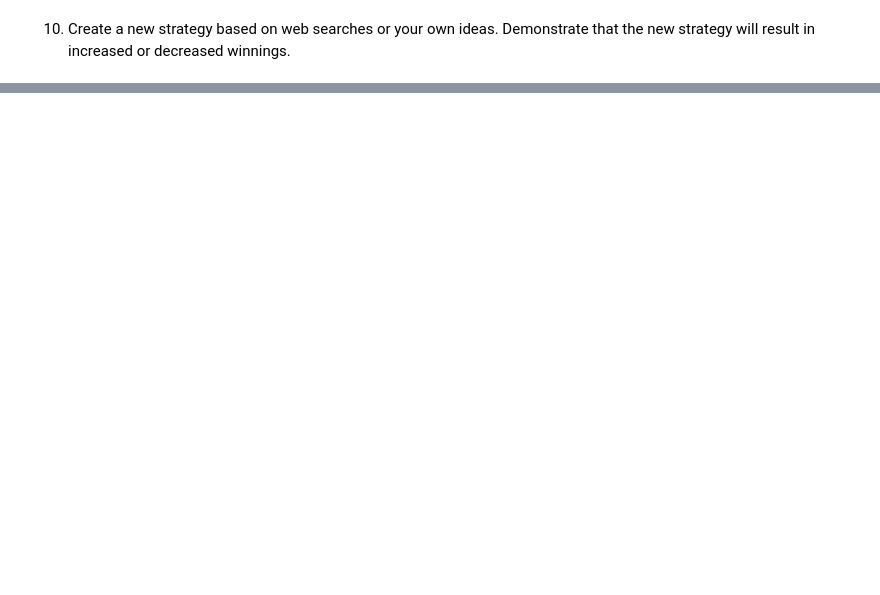
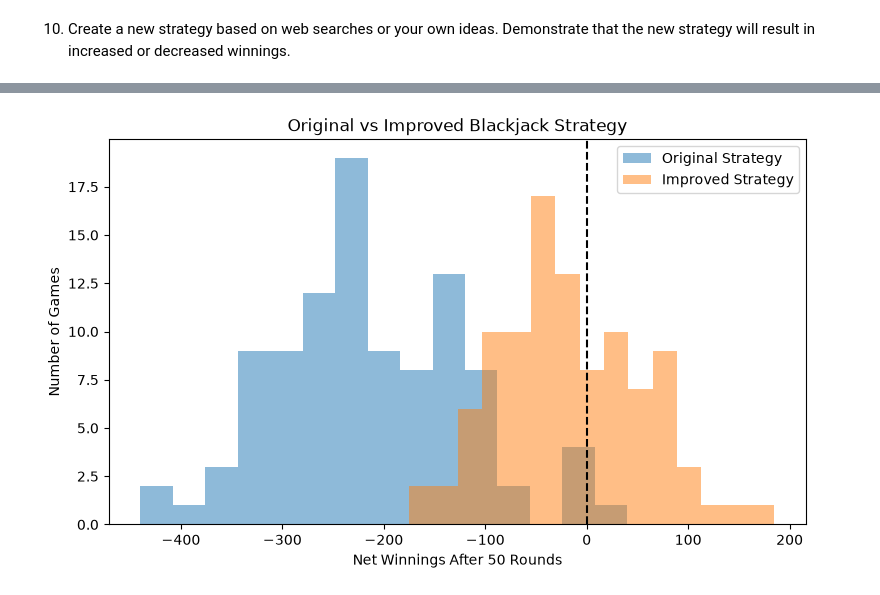
Before and after one commit to hantrann/DATA3402.Fall.2026, a Jupyter notebook: Labs/Lab.6/Lab.6.solution.ipynb, the cells around one changed output, grey strips where cells are left out. Cells and saved outputs as stored; diff of their text form; code cells hidden in the pictures; blank space fills up the shorter version.

```diff
--- a/Labs/Lab.6/Lab.6.solution.ipynb
+++ b/Labs/Lab.6/Lab.6.solution.ipynb
@@ -104,0 +862,73 @@ Shuffle needed: False
+# %%
+import matplotlib.pyplot as plt
+from statistics import stdev
+
+num_games = 100
+starting_chips = 1000
+bet = 10
+def test_strategy(player_class):
+    winnings = []
+    total_rounds = 0
+    for i in range(num_games):
+        profit, rounds = run_simulation(
+            rounds=50,
+            starting_chips=starting_chips,
+            bet=bet,
+            threshold=0,
+            verbose=False,
+            player_class=player_class
+        )
+        winnings.append(profit)
+        total_rounds += rounds
+    average = sum(winnings) / total_rounds
+    standard_deviation = stdev(winnings)
+
+    return winnings, average, standard_deviation
+
+original_winnings, original_avg, original_std = test_strategy(
+    StrategyPlayer
+)
+
+improved_winnings, improved_avg, improved_std = test_strategy(
+    ImprovedStrategyPlayer
+)
+
+print("\nOriginal Strategy:")
+print("Average winnings per round:", round(original_avg, 2))
+print("Standard deviation:", round(original_std, 2))
+print("\nImproved Strategy:")
+print("Average winnings per round:", round(improved_avg, 2))
+print("Standard deviation:", round(improved_std, 2))
+
+difference = improved_avg - original_avg
+print("\nDifference:", round(difference, 2))
+
+if difference > 0:
+    print("The new strategy increased average winnings.")
+elif difference < 0:
+    print("The new strategy decreased average winnings.")
+else:
+    print("Both strategies had equal average winnings.")
+
+
+plt.figure(figsize=(9, 5))
+plt.hist(
+    original_winnings,
+    bins=15,
+    alpha=0.5,
+    label="Original Strategy"
+)
+plt.hist(
+    improved_winnings,
+    bins=15,
+    alpha=0.5,
+    label="Improved Strategy"
+)
+
+plt.axvline(0, color="black", linestyle="--")
+plt.xlabel("Net Winnings After 50 Rounds")
+plt.ylabel("Number of Games")
+plt.title("Original vs Improved Blackjack Strategy")
+plt.legend()
+plt.show()
+# %% [output]
@@ -104,0 +945 @@ Shuffle needed: False
+[figure, added]
```
Also changed, not shown: parts of 10 cells of this notebook.
